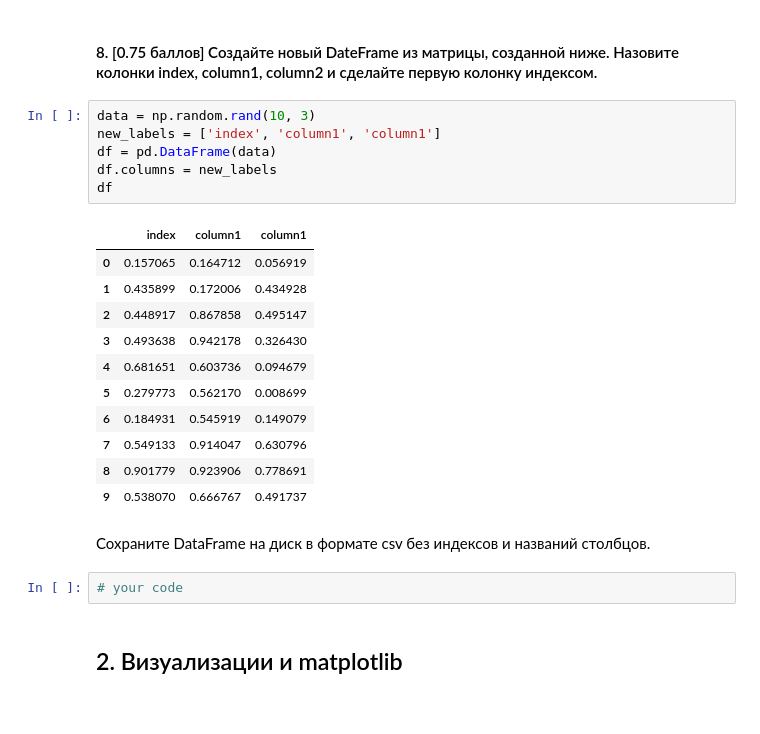
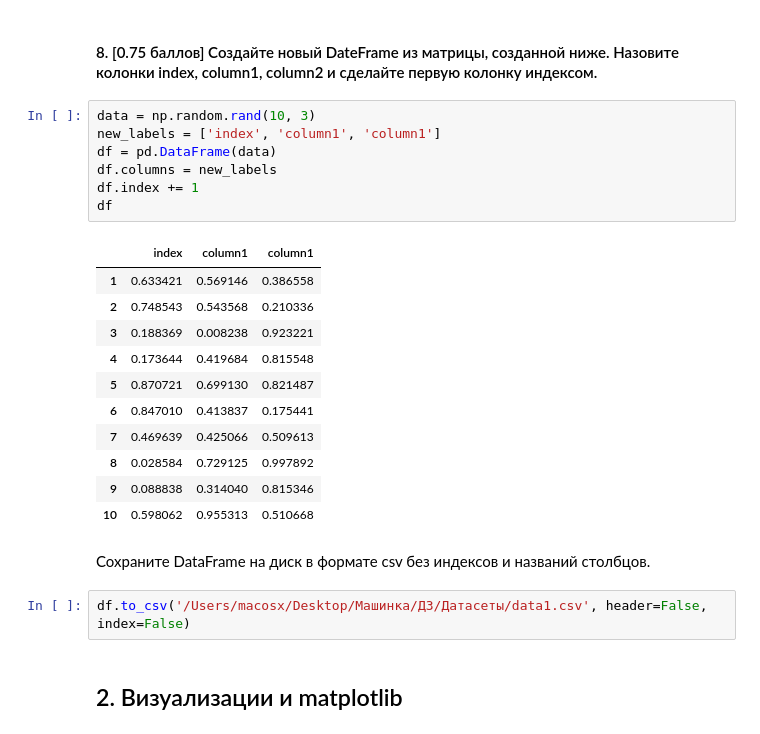
Before and after one commit to hse-mlearn/ha-01-vladimirmorozov057, a Jupyter notebook: homework-practice-01.ipynb, the cells around one changed output. Cells and saved outputs as stored; diff of their text form.

```diff
--- a/homework-practice-01.ipynb
+++ b/homework-practice-01.ipynb
@@ -290,25 +290,26 @@ _____
 # %%
 data = np.random.rand(10, 3)
 new_labels = ['index', 'column1', 'column1']
 df = pd.DataFrame(data)
 df.columns = new_labels
+df.index += 1
 df
 # %% [output]
 |  | index | column1 | column1 |
-| 0 | 0.157065 | 0.164712 | 0.056919 |
-| 1 | 0.435899 | 0.172006 | 0.434928 |
-| 2 | 0.448917 | 0.867858 | 0.495147 |
-| 3 | 0.493638 | 0.942178 | 0.326430 |
-| 4 | 0.681651 | 0.603736 | 0.094679 |
-| 5 | 0.279773 | 0.562170 | 0.008699 |
-| 6 | 0.184931 | 0.545919 | 0.149079 |
-| 7 | 0.549133 | 0.914047 | 0.630796 |
-| 8 | 0.901779 | 0.923906 | 0.778691 |
-| 9 | 0.538070 | 0.666767 | 0.491737 |
+| 1 | 0.633421 | 0.569146 | 0.386558 |
+| 2 | 0.748543 | 0.543568 | 0.210336 |
+| 3 | 0.188369 | 0.008238 | 0.923221 |
+| 4 | 0.173644 | 0.419684 | 0.815548 |
+| 5 | 0.870721 | 0.699130 | 0.821487 |
+| 6 | 0.847010 | 0.413837 | 0.175441 |
+| 7 | 0.469639 | 0.425066 | 0.509613 |
+| 8 | 0.028584 | 0.729125 | 0.997892 |
+| 9 | 0.088838 | 0.314040 | 0.815346 |
+| 10 | 0.598062 | 0.955313 | 0.510668 |
 # %% [markdown]
 Сохраните DataFrame на диск в формате csv без индексов и названий столбцов.
-# %%
-# your code
+# %%
+df.to_csv('/Users/macosx/Desktop/Машинка/ДЗ/Датасеты/data1.csv', header=False, index=False)
 # %% [markdown]
 ## 2. Визуализации и matplotlib
 # %% [markdown]
```
